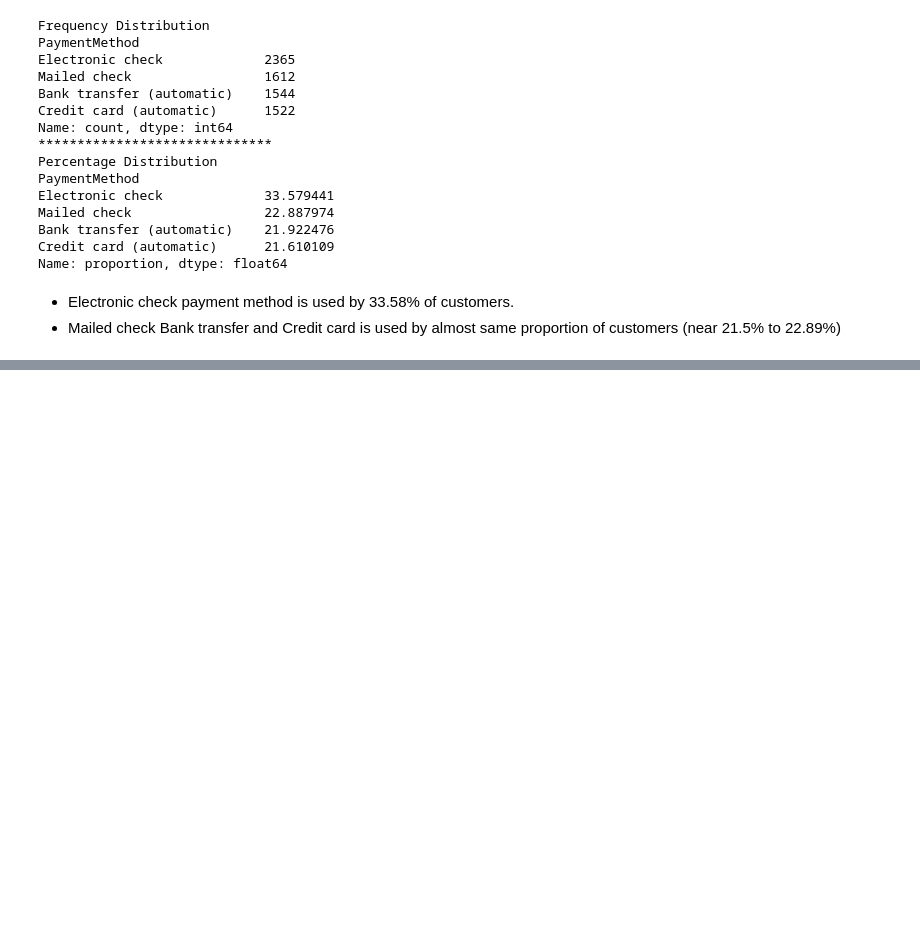
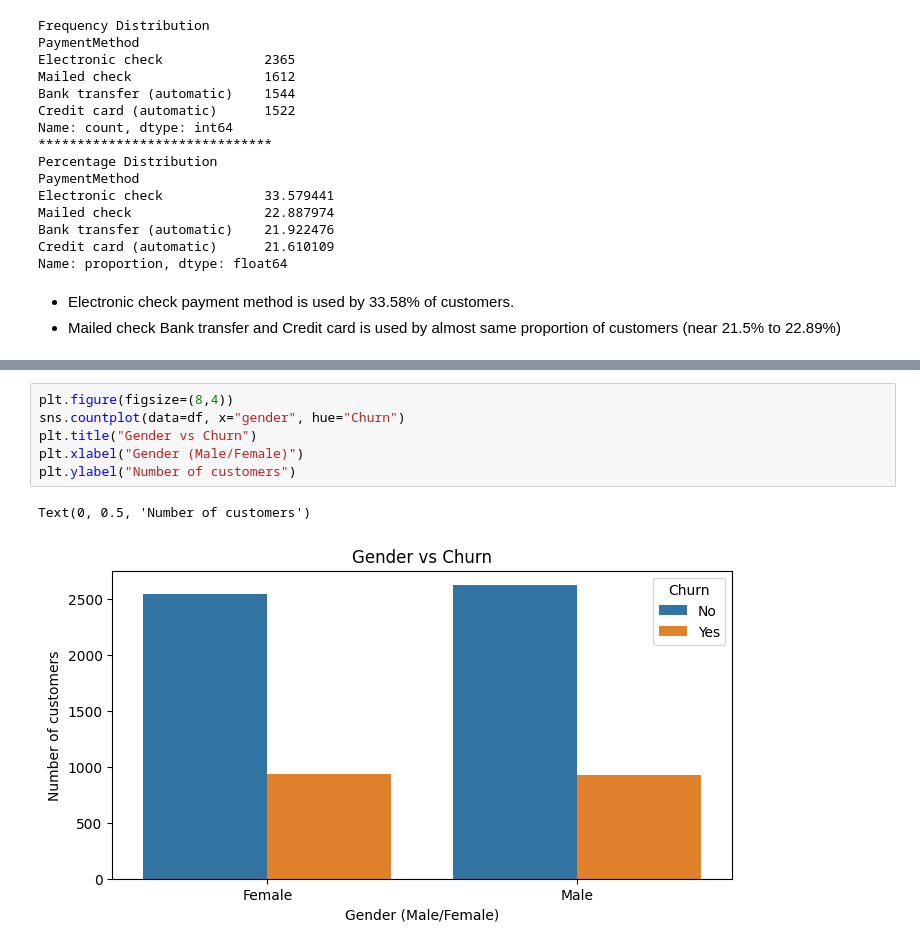
Before and after one commit to dheeraj59/Telco-Customer-Churn-EDA, a Jupyter notebook: eda.ipynb, the cells around one changed output, grey strips where cells are left out. Cells and saved outputs as stored; diff of their text form; blank space fills up the shorter version.

Commit message:
Add Bivariate Analysis of Churn vs gender, Churn vs SeniorCitizen, Churn vs Partner

```diff
--- a/eda.ipynb
+++ b/eda.ipynb
@@ -956,0 +961,9 @@ Name: proportion, dtype: float64
+# %%
+plt.figure(figsize=(8,4))
+sns.countplot(data=df, x="gender", hue="Churn")
+plt.title("Gender vs Churn")
+plt.xlabel("Gender (Male/Female)")
+plt.ylabel("Number of customers")
+# %% [output]
+Text(0, 0.5, 'Number of customers')
+[figure, added]
```
Also changed, not shown: parts of 9 cells of this notebook.
